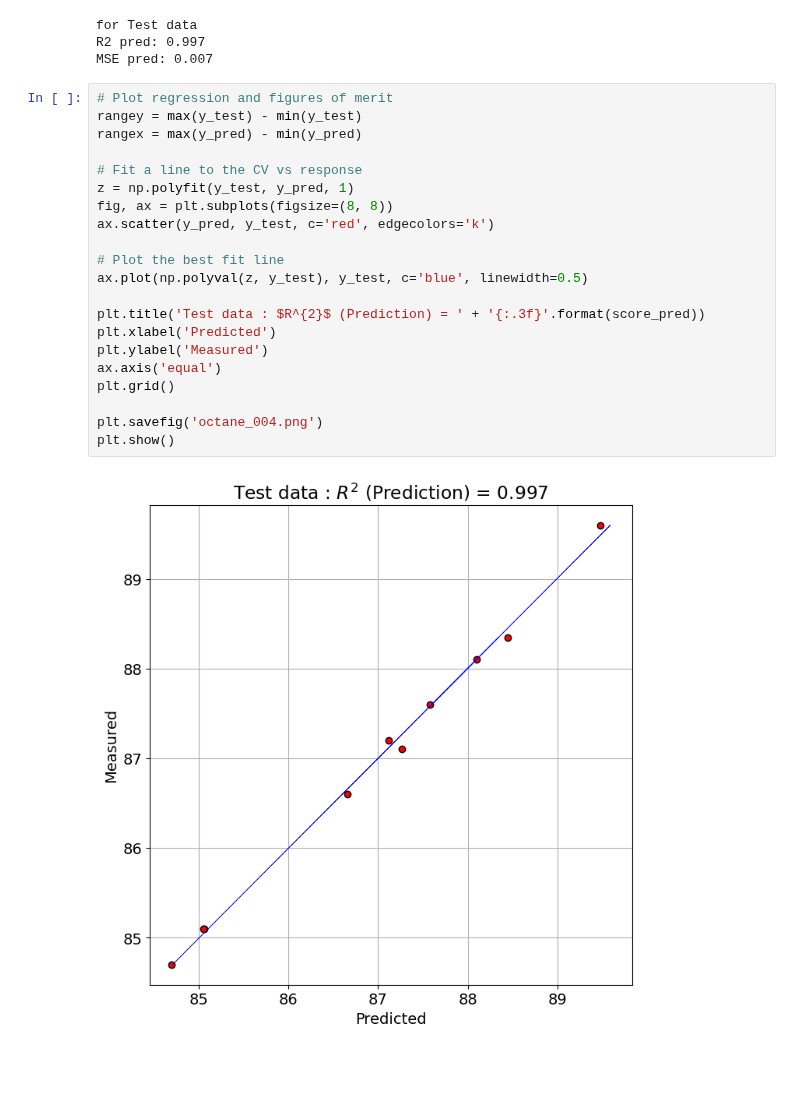
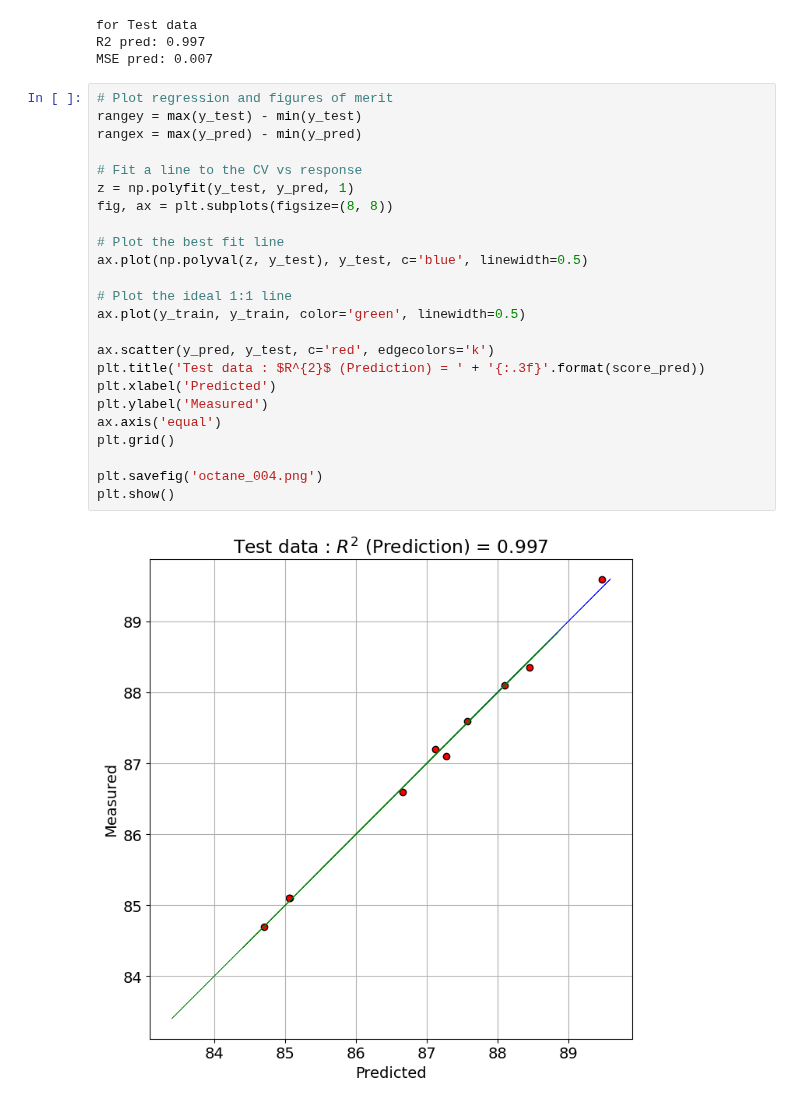
Before and after one commit to bitwalk123/MyNotebook, a Jupyter notebook: octane_001.ipynb, the cells around one changed output. Saved outputs shown, nothing was run; the diff lists cells and outputs as text; blank space fills up the shorter version.

```diff
--- a/octane_001.ipynb
+++ b/octane_001.ipynb
@@ -262,23 +262,26 @@ MSE pred: 0.007
 # %%
 # Plot regression and figures of merit
 rangey = max(y_test) - min(y_test)
 rangex = max(y_pred) - min(y_pred)
 
 # Fit a line to the CV vs response
 z = np.polyfit(y_test, y_pred, 1)
 fig, ax = plt.subplots(figsize=(8, 8))
-ax.scatter(y_pred, y_test, c='red', edgecolors='k')
 
 # Plot the best fit line
 ax.plot(np.polyval(z, y_test), y_test, c='blue', linewidth=0.5)
 
+# Plot the ideal 1:1 line
+ax.plot(y_train, y_train, color='green', linewidth=0.5)
+
+ax.scatter(y_pred, y_test, c='red', edgecolors='k')
 plt.title('Test data : $R^{2}$ (Prediction) = ' + '{:.3f}'.format(score_pred))
 plt.xlabel('Predicted')
 plt.ylabel('Measured')
 ax.axis('equal')
 plt.grid()
 
 plt.savefig('octane_004.png')
 plt.show()
 # %% [output]
-[figure, old version]
+[figure, new version]
```
Also changed, not shown: parts of 1 cell of this notebook.
